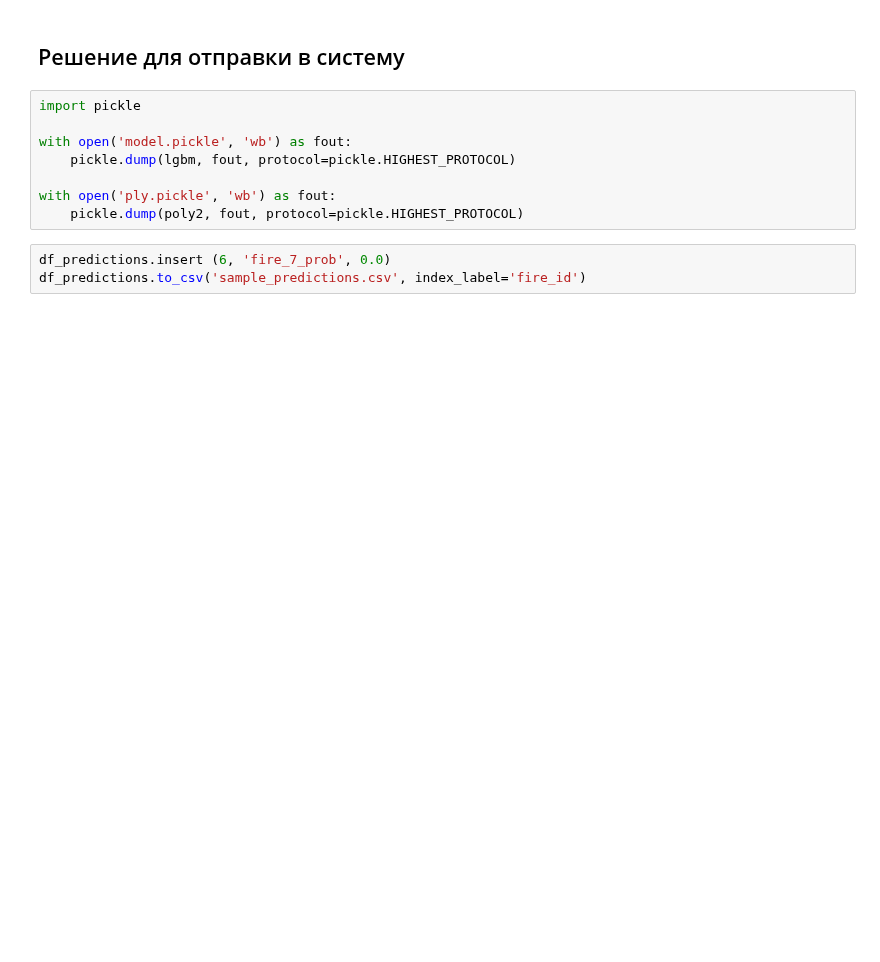
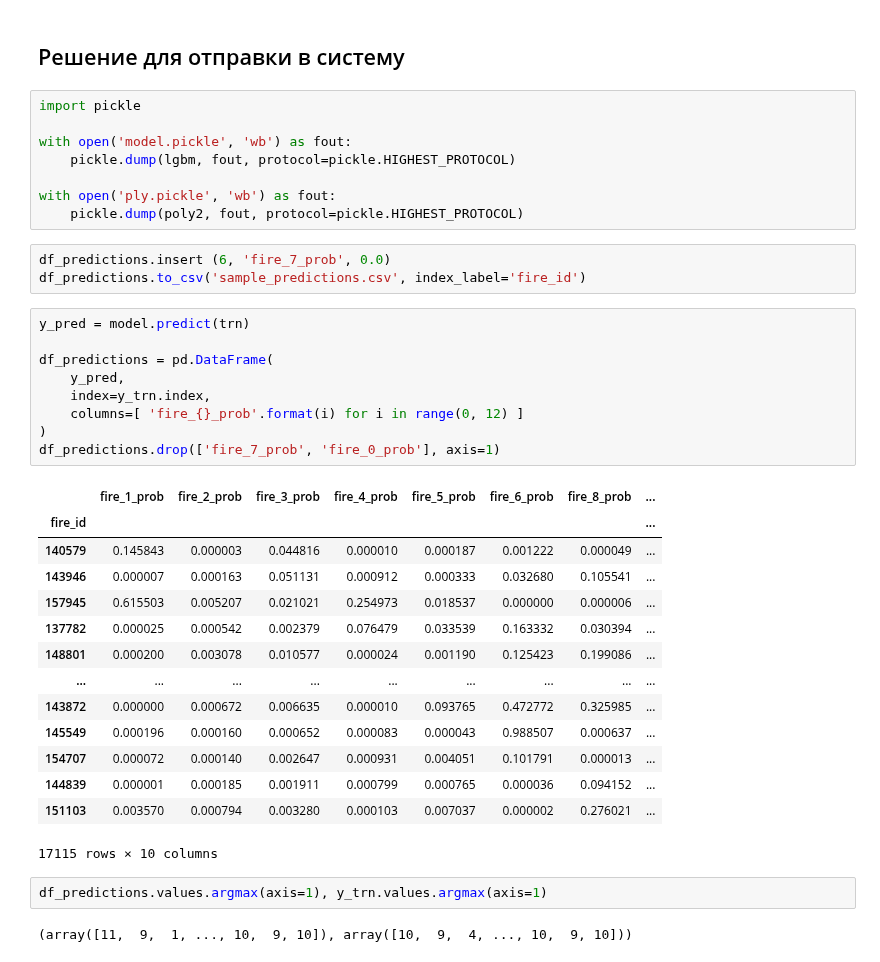
Before and after one commit to andygoosh/wildfire.sberbank.ai, a Jupyter notebook: workinprogress.ipynb, the cells around one changed output. Saved outputs shown, nothing was run; the diff lists cells and outputs as text; blank space fills up the shorter version.

```diff
--- a/workinprogress.ipynb
+++ b/workinprogress.ipynb
@@ -1131,3 +1263,31 @@ with open('ply.pickle', 'wb') as fout:
 # %%
 df_predictions.insert (6, 'fire_7_prob', 0.0)
 df_predictions.to_csv('sample_predictions.csv', index_label='fire_id')
+# %%
+y_pred = model.predict(trn)
+
+df_predictions = pd.DataFrame(
+    y_pred,
+    index=y_trn.index,
+    columns=[ 'fire_{}_prob'.format(i) for i in range(0, 12) ]
+)
+df_predictions.drop(['fire_7_prob', 'fire_0_prob'], axis=1)
+# %% [output]
+|  | fire_1_prob | fire_2_prob | fire_3_prob | fire_4_prob | fire_5_prob | fire_6_prob | fire_8_prob | ... |
+| fire_id |  |  |  |  |  |  |  | ... |
+| 140579 | 0.145843 | 0.000003 | 0.044816 | 0.000010 | 0.000187 | 0.001222 | 0.000049 | ... |
+| 143946 | 0.000007 | 0.000163 | 0.051131 | 0.000912 | 0.000333 | 0.032680 | 0.105541 | ... |
+| 157945 | 0.615503 | 0.005207 | 0.021021 | 0.254973 | 0.018537 | 0.000000 | 0.000006 | ... |
+| 137782 | 0.000025 | 0.000542 | 0.002379 | 0.076479 | 0.033539 | 0.163332 | 0.030394 | ... |
+| 148801 | 0.000200 | 0.003078 | 0.010577 | 0.000024 | 0.001190 | 0.125423 | 0.199086 | ... |
+| ... | ... | ... | ... | ... | ... | ... | ... | ... |
+| 143872 | 0.000000 | 0.000672 | 0.006635 | 0.000010 | 0.093765 | 0.472772 | 0.325985 | ... |
+| 145549 | 0.000196 | 0.000160 | 0.000652 | 0.000083 | 0.000043 | 0.988507 | 0.000637 | ... |
+| 154707 | 0.000072 | 0.000140 | 0.002647 | 0.000931 | 0.004051 | 0.101791 | 0.000013 | ... |
+| 144839 | 0.000001 | 0.000185 | 0.001911 | 0.000799 | 0.000765 | 0.000036 | 0.094152 | ... |
+| 151103 | 0.003570 | 0.000794 | 0.003280 | 0.000103 | 0.007037 | 0.000002 | 0.276021 | ... |
+17115 rows × 10 columns
+# %%
+df_predictions.values.argmax(axis=1), y_trn.values.argmax(axis=1)
+# %% [output]
+(array([11,  9,  1, ..., 10,  9, 10]), array([10,  9,  4, ..., 10,  9, 10]))
```
Also changed, not shown: parts of 9 cells of this notebook.
